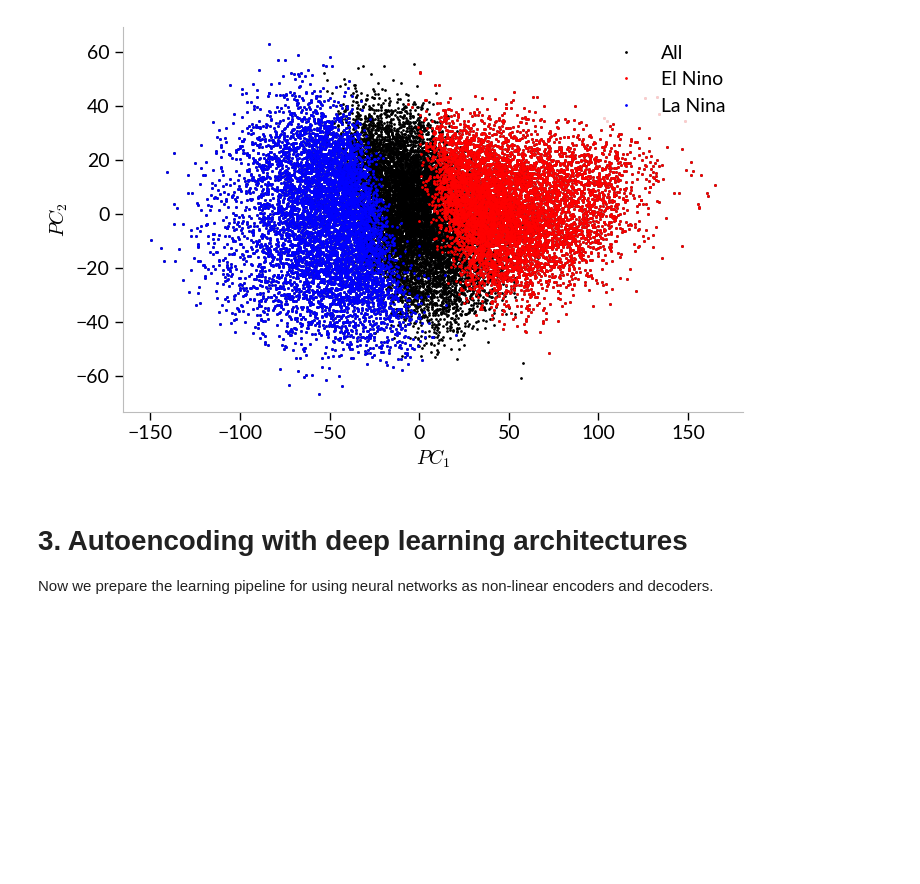
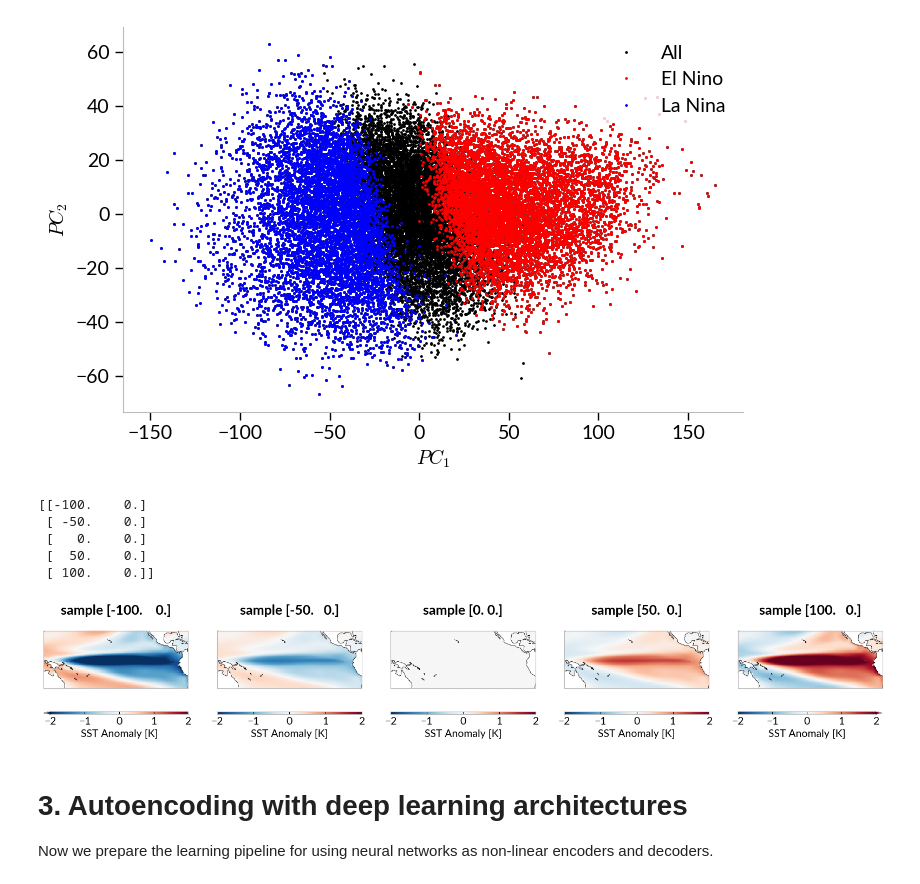
Before and after one commit to fstrnad/lectures, a Jupyter notebook: time_series_lecture/tutorial_vae_ssta.ipynb, the cells around one changed output. Saved outputs shown, nothing was run; the diff lists cells and outputs as text; code cells hidden in the pictures; blank space fills up the shorter version.

```diff
--- a/time_series_lecture/tutorial_vae_ssta.ipynb
+++ b/time_series_lecture/tutorial_vae_ssta.ipynb
@@ -275,6 +275,33 @@ im = gplt.plot_2d(x_arr=[z[:,0], z[nino_idx,0], z[nina_idx,0]],
              )
 # %% [output]
 [figure]
+# %%
+# Create traverse through latent space
+z_samples = np.linspace((-100, 0), (100, 0), 5)
+print(z_samples)
+
+# Plot reconstructions
+fig, axs = gplt.plt.subplots(
+    1, len(z_samples), figsize=(len(z_samples)*4, 4),
+    subplot_kw=dict(projection=gplt.ctp.crs.PlateCarree(central_longitude=180))
+)
+
+for idx, sample in enumerate(z_samples):
+    # Create sample datapoint
+    x_sample = pca.inverse_transform(sample.T)
+    da_sample = dataset.get_map(x_sample)
+    im = gplt.plot_map(da_sample,
+                       ax=axs[idx],
+                       title=f'sample {sample}',
+                       cmap='RdBu_r', label='SST Anomaly [K]',
+                       vmin=-2, vmax=2)
+# %% [output]
+[[-100.    0.]
+ [ -50.    0.]
+ [   0.    0.]
+ [  50.    0.]
+ [ 100.    0.]]
+[figure, added]
 # %% [markdown]
 # 3. Autoencoding with deep learning architectures
 
```
Also changed, not shown: parts of 11 cells of this notebook.
